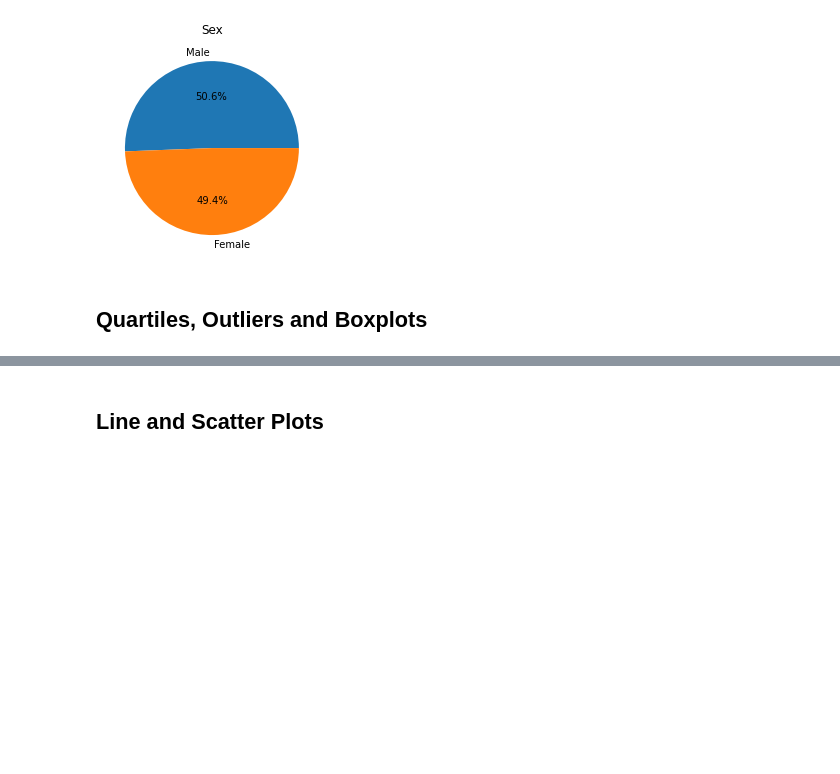
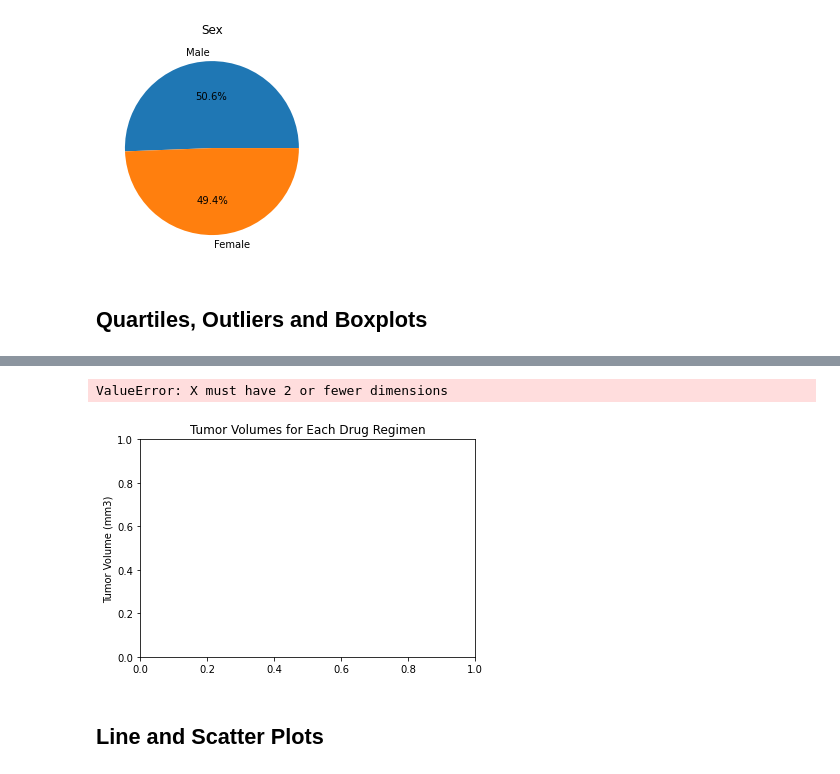
Before and after one commit to ichakrabarty/matplotlib-challenge, a Jupyter notebook: Pymaceuticals/pymaceuticals_starter.ipynb, the cells around one changed output, grey strips where cells are left out. Saved outputs shown, nothing was run; the diff lists cells and outputs as text; code cells hidden in the pictures; blank space fills up the shorter version.

Commit message:
Added code up to outliers for boxplots

```diff
--- a/Pymaceuticals/pymaceuticals_starter.ipynb
+++ b/Pymaceuticals/pymaceuticals_starter.ipynb
@@ -216,5 +312,15 @@ tumor_vol = []
 # %%
 # Generate a box plot of the final tumor volume of each mouse across four regimens of interest
+tumor_vol_dfs = [tumor_vol_Ramicane_df, tumor_vol_Capomulin_df, tumor_vol_Infubinol_df, tumor_vol_Ceftamin_df]
+
+fig1, ax1 = plt.subplots()
+ax1.set_title('Tumor Volumes for Each Drug Regimen')
+ax1.set_ylabel('Tumor Volume (mm3)')
+ax1.boxplot(tumor_vol_dfs, labels = treatments)
+plt.show()
+# %% [output]
+ValueError: X must have 2 or fewer dimensions
+[figure, added]
 # %% [markdown]
 ## Line and Scatter Plots
 # %%
```
Also changed, not shown: parts of 4 cells of this notebook.
